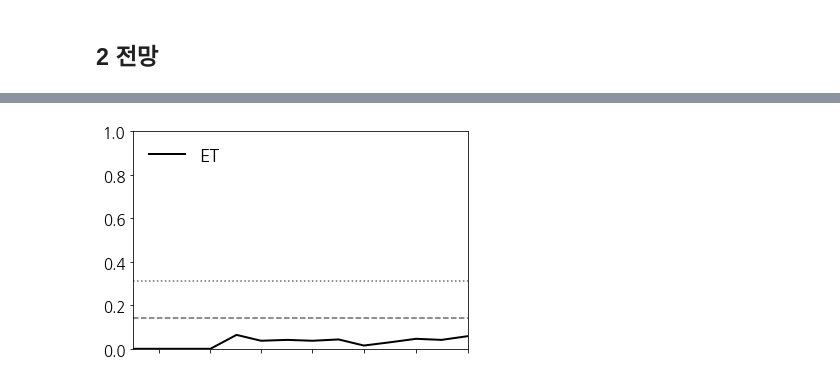
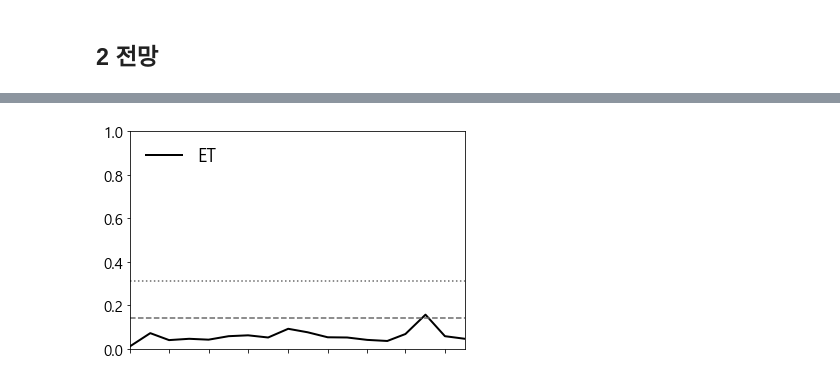
Before and after one commit to changhoon0807/bigdata, a Jupyter notebook: ews/ews.ipynb, the cells around one changed output, grey strips where cells are left out. Drawn from its saved outputs; the diff is of its cells as text; code cells hidden in the pictures.

```diff
--- a/ews/ews.ipynb
+++ b/ews/ews.ipynb
@@ -110,6 +74,6 @@ pd.concat([meta[['Data Name', 'Freq', 'Delay']], table_scope], axis=1, join='inn
 # %%
-# 공표시차 적용
-for id, lag in meta[(meta['Delay'] > 0) & (meta['Feature'] == 'Y')]['Delay'].items():
+# 공표시차 적용(pseudo-vintage): 실제 각 시점에 이용 가능한 정보만 활용하도록 데이터셋을 공표시차(delay)에 맞춰 조정하는 작업
+for id, lag in meta[(meta['Delay'] > 0) & (meta['Feature_b'] == 'Y')]['Delay'].items():
     table[id] = table[id].shift(lag)
 # 현재시점의 빈값은 가장 최근의 값으로, 시작시점의 빈값은 중위값으로 설정
 table = table[range_from:range_to].ffill()
@@ -154,15 +118,15 @@ tf.config.run_functions_eagerly(True)
 
 
 # 인공신경망 모델 구성
-def build_NN(units, features, dropout_prob=0.5):
+def build_NN(units, features, dropout_prob=0.5): # Multi-layer Perceptron
     model = Sequential()
-    model.add(Dense(units=units, input_shape=(features,)))
+    model.add(Dense(units=units, activation='relu', input_shape=(features,))) # 입력층(노드 수=features) + 첫번째 은닉층
+    model.add(Dropout(dropout_prob)) # 학습 시, 과적합을 방지하기위해 일정 확률로 은닉층 뉴런을 제외하는 규제, 일종의 앙상블
+    model.add(Dense(units=units, activation='relu')) # 두번째 은닉층, relu = max(0, x)
     model.add(Dropout(dropout_prob))
-    model.add(Dense(units=units))
+    model.add(Dense(units=units, activation='relu')) # 세번째 은닉층
     model.add(Dropout(dropout_prob))
-    model.add(Dense(units=units))
-    model.add(Dropout(dropout_prob))
-    model.add(Dense(1, activation='sigmoid'))
+    model.add(Dense(1, activation='sigmoid')) # sigmoid : 0~1 사이의 값을 출력, 이진분류모델에 주로 사용
     model.compile(loss='binary_crossentropy', optimizer='adam', metrics=['accuracy'])
     return model
 
@@ -175,7 +139,7 @@ models = {
     'Ridge': LogisticRegression(solver='saga', max_iter=1000, penalty='l2'),
     'ElasticNet': LogisticRegression(solver='saga', max_iter=1000, penalty='elasticnet', l1_ratio=0.5),
     'SVM': SVC(C=1.0, kernel='rbf', gamma='scale', probability=True),
-    'NN': KerasClassifier(model=build_NN, units=10, features=len(features['id']), verbose=0),
+    'NN': KerasClassifier(model=build_NN, units=10, features=len(features['id']), verbose=0), # tf/keras 모델을 sklearn 호환 클래스로 래핑
     'RF': RandomForestClassifier(criterion='entropy'),
     'XGB': XGBClassifier(eval_metric='logloss'),
     'ET': ExtraTreesClassifier(),
@@ -213,7 +177,7 @@ model_param_grids = {
         'min_child_weight': [1.5, 3],
         'learning_rate': [0.1],
         'reg_alpha': [0.75],
-        'reg_lambda' [0.45],
+        'reg_lambda': [0.45],
         'subsample': [0.95],
         'objective': ['binary:logistic']
     },
@@ -391,10 +358,10 @@ ews.plot_pdp_twoway(et.model, et.scale(X_train), features['name'], features['typ
 ## 2 전망
 # %%
 # 모델 로딩 및 전망
-model_id = '20240430'
+model_id = '20250630'
 #model_id = '20240631'
-predict_from = '2023-10'
-predict_to = '2024-11'
+predict_from = '2024-1'
+predict_to = '2025-6'
 
 et = ews.EarlyWarningModel()
 et.load(model_id)
@@ -404,23 +371,6 @@ X = table[features['id']][predict_idx]
 
 et_results, et_impacts = et.predict(X, True)
 se_results, _ = et.predict(X)
-# (기존) 예측값
-# (5.9)
-# 24.3월말 : 0.03
-# 24.4월말 : 0.04
-# 24.5.9일 : 0.043
-
-# (6.10) - 국민계정 개편으로 결과가 달라졌다고 통보
-# 24.3월말 : 0.02 (당초 0.03)
-# 24.4월말 : 0.04 (당초 0.04)
-# 24.5월말 : 0.05 (당초 0.04, 5.9일 기준)
-# 24.6.10일 : 0.054
-
-# (7.1)
-# 24.5월말 : 0.05
-# 24.6월말 : 0.05
-# 24.7.1일 : 0.08
-print(et_results[-3:])
 # %% [output]
              pred
 period
@@ -466,11 +380,9 @@ X
 # %%
 # 예측결과 차트
-perc70 = 0.14
-perc90 = 0.31
 results = {'ET': et_results}
 ews.plot_predicted(results, perc70=perc70, perc90=perc90)
 # %% [output]
-[figure, old version]
+[figure, new version]
 # %%
 # 변수별 기여도 차트
 ews.plot_decomposed(et_impacts, features['id'], features['group'])
```
Also changed, not shown: parts of 27 cells of this notebook, 3 other files.
